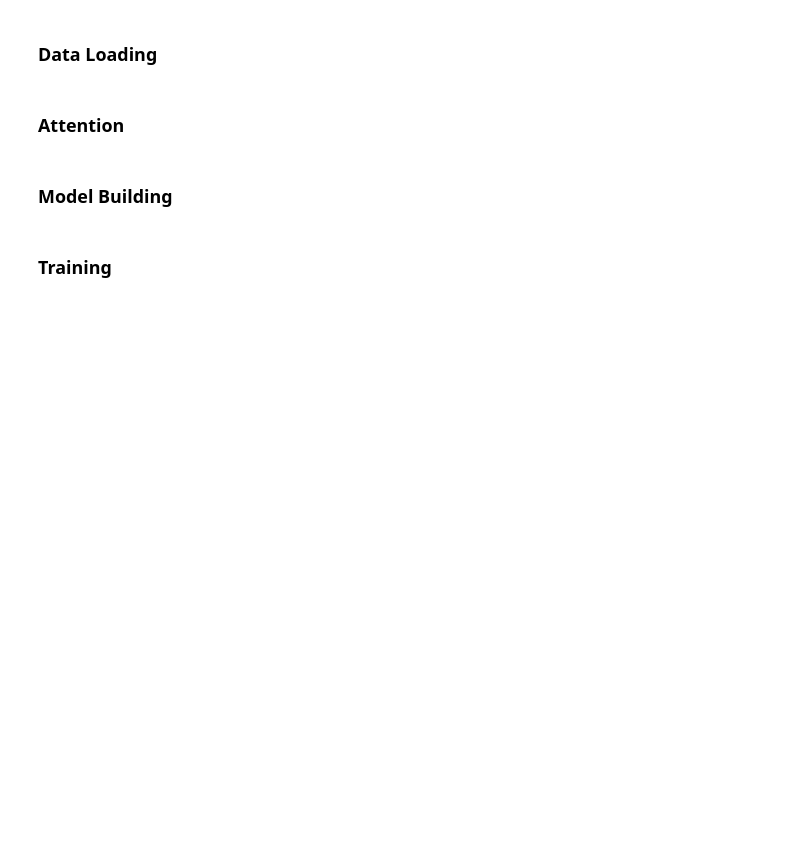
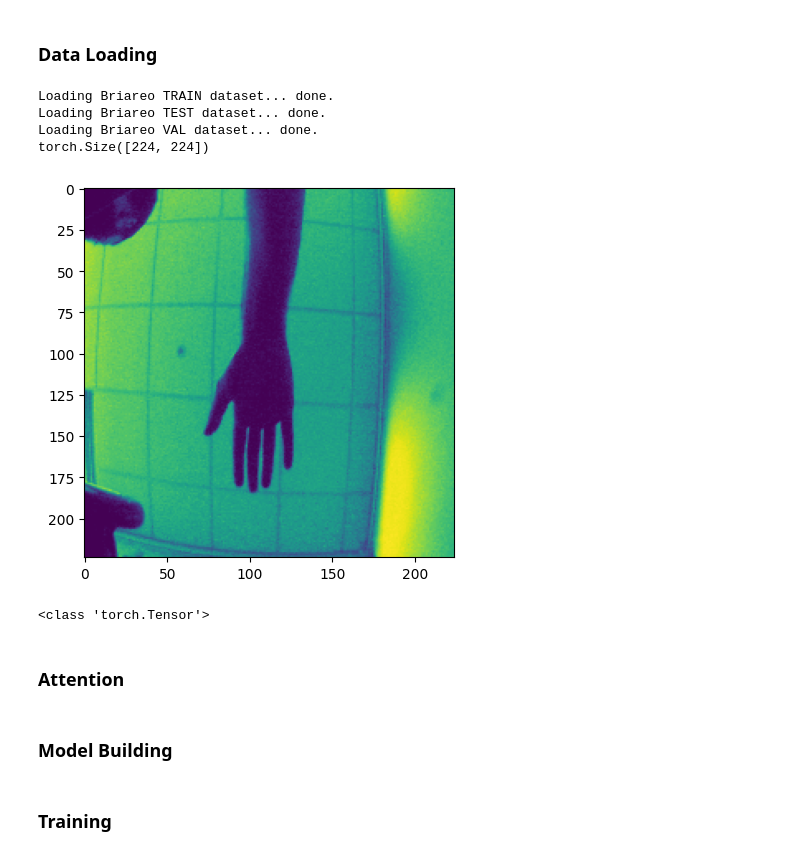
Before and after one commit to Kev-Tan/Compact-Gesture-Transformer-Code, a Jupyter notebook: transformer_gesture_model.ipynb, the cells around one changed output. Cells and saved outputs as stored; diff of their text form; code cells hidden in the pictures; blank space fills up the shorter version.

Commit message:
Add image visualization function
Added a function that loads an image through a dataloader and visualizing it using matplotlib

```diff
--- a/transformer_gesture_model.ipynb
+++ b/transformer_gesture_model.ipynb
@@ -146,12 +147,41 @@ class Briareo(Dataset):
         label = torch.LongTensor(np.asarray([label]))
         return clip.float(), label
 # %%
-def data_loader():
+def build_dataloaders():
     dataset_path = "D:\School\Lab\Compact-Gesture-Transformer-Code\Briareo_rgb"
     train_loader = DataLoader(Briareo(configer=None, path=dataset_path, data_type="rgb", split="train"))
     test_loader = DataLoader(Briareo(configer=None, path=dataset_path, data_type="rgb", split="test"))
     val_loader = DataLoader(Briareo(configer=None, path=dataset_path, data_type="rgb", split="val"))
     return train_loader, test_loader, val_loader
+# %%
+from torchvision.utils import save_image
+
+def vis_dataset():
+
+    # dataloaders
+    train_loader, val_loader, test_loader = build_dataloaders()
+
+    for split, loader in zip(['test', 'train'], [test_loader, train_loader]):
+        for idx, (images, _) in enumerate(loader):
+            if(idx%5==0):
+                print(images[0][0].size())
+                images_ = np.squeeze(images[0][0])
+                plt.imshow(images_)
+                plt.show()
+                print(type(images))
+                return
+
+
+    return 0
+# %%
+vis_dataset()
+# %% [output]
+Loading Briareo TRAIN dataset... done.
+Loading Briareo TEST dataset... done.
+Loading Briareo VAL dataset... done.
+torch.Size([224, 224])
+[figure, added]
+<class 'torch.Tensor'>
 # %% [markdown]
 ### Attention
 # %%
```
Also changed, not shown: parts of 7 cells of this notebook.
